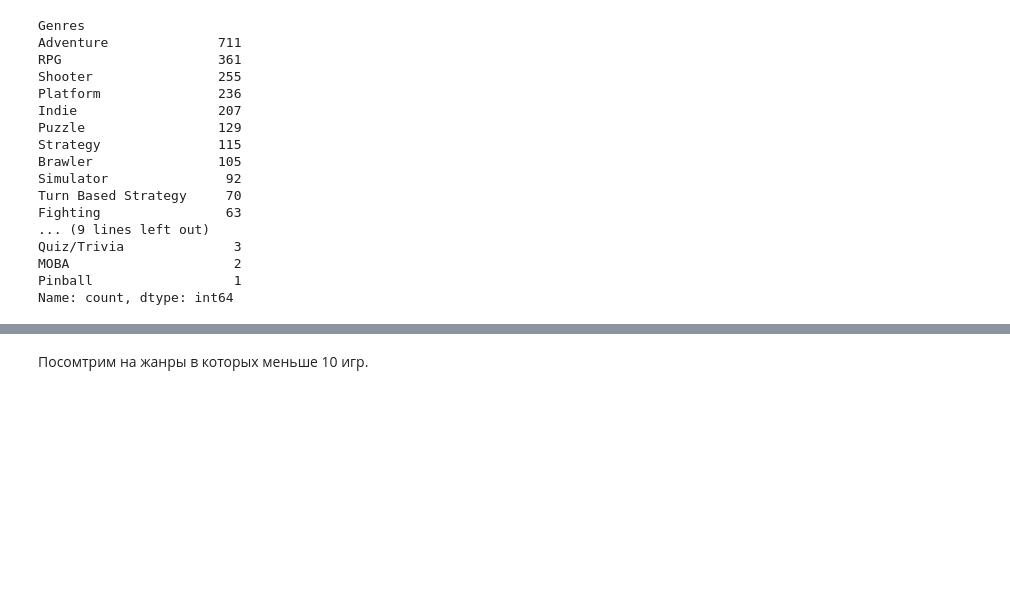
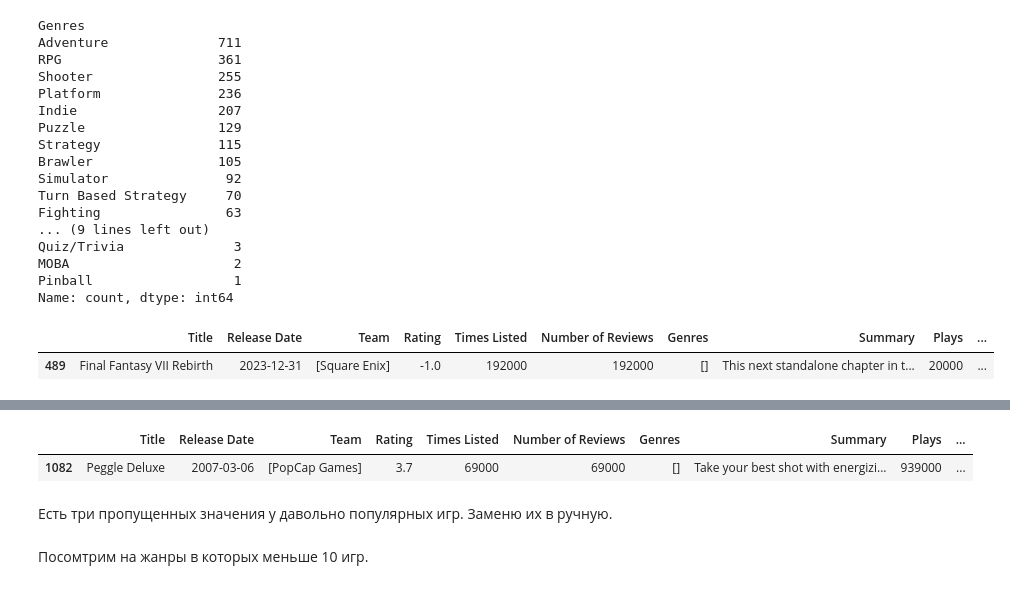
Before and after one commit to FedorSafonov/Projects, a Jupyter notebook: Pet-projects/Popular_Video_Games_1980-2023/games.ipynb, the cells around one changed output, grey strips where cells are left out. Drawn from its saved outputs; the diff is of its cells as text; code cells hidden in the pictures; blank space fills up the shorter version.

Commit message:
preproceed NaNs and dupls in teams and genres

```diff
--- a/Pet-projects/Popular_Video_Games_1980-2023/games.ipynb
+++ b/Pet-projects/Popular_Video_Games_1980-2023/games.ipynb
@@ -222,3 +222,12 @@ Quiz/Trivia              3
 MOBA                     2
 Pinball                  1
 Name: count, dtype: int64
+# %%
+g = genres.copy()
+g['Nan'] = np.where(genres['Genres'].isna(),0,1)
+
+for title in  g[g['Nan'] == 0]['Title']:
+    display(df[df['Title']==title])
+# %% [output]
+|  | Title | Release Date | Team | Rating | Times Listed | Number of Reviews | Genres | Summary | Plays | ... |
+| 489 | Final Fantasy VII Rebirth | 2023-12-31 | [Square Enix] | -1.0 | 192000 | 192000 | [] | This next standalone chapter in t... | 20000 | ... |
@@ -224,0 +236,4 @@ Name: count, dtype: int64
+|  | Title | Release Date | Team | Rating | Times Listed | Number of Reviews | Genres | Summary | Plays | ... |
+| 1082 | Peggle Deluxe | 2007-03-06 | [PopCap Games] | 3.7 | 69000 | 69000 | [] | Take your best shot with energizi... | 939000 | ... |
+# %% [markdown]
+Есть три пропущенных значения у давольно популярных игр. Заменю их в ручную.
```
Also changed, not shown: parts of 5 cells of this notebook, 2 other files.
